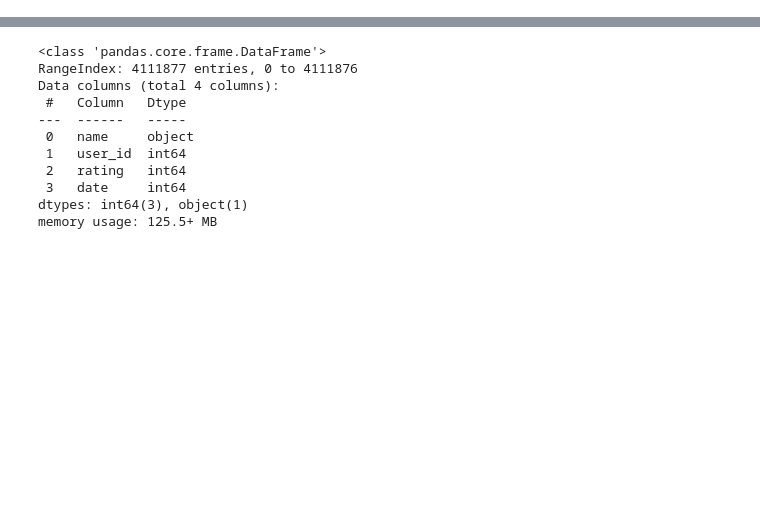
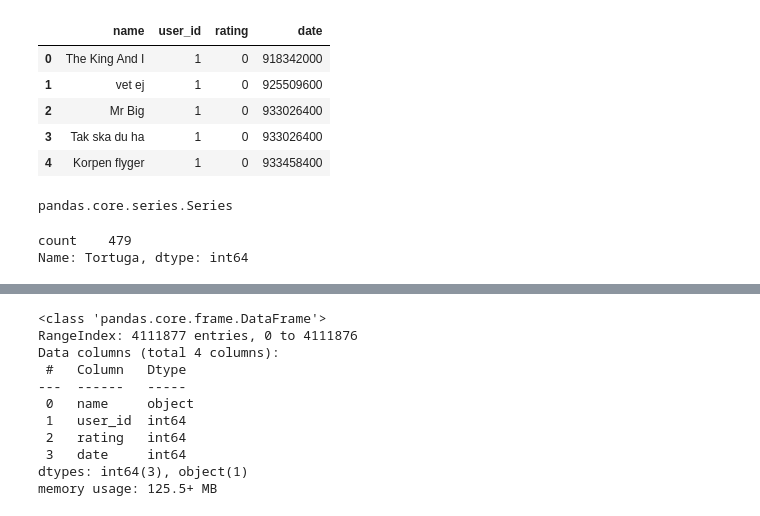
Before and after one commit to Cpizzle1/Rockclimbing-industry-project, a Jupyter notebook: notebooks/Untitled1.ipynb, the cells around one changed output, grey strips where cells are left out. Drawn from its saved outputs; the diff is of its cells as text; code cells hidden in the pictures; blank space fills up the shorter version.

```diff
--- a/notebooks/Untitled1.ipynb
+++ b/notebooks/Untitled1.ipynb
@@ -16,3 +16,12 @@ import numpy as np
 data = sqlite3.connect('/Users/cp/Documents/dsi/8a_kaggle/database.sqlite')
 # %%
 df_save = pd.read_sql_query("SELECT name, user_id, rating, date FROM ascent ", data)
+# %%
+df_save.head()
+# %% [output]
+|  | name | user_id | rating | date |
+| 0 | The King And I | 1 | 0 | 918342000 |
+| 1 | vet ej | 1 | 0 | 925509600 |
+| 2 | Mr Big | 1 | 0 | 933026400 |
+| 3 | Tak ska du ha | 1 | 0 | 933026400 |
+| 4 | Korpen flyger | 1 | 0 | 933458400 |
@@ -18,0 +33,5 @@ df_save = pd.read_sql_query("SELECT name, user_id, rating, date FROM ascent ", d
+# %%
+df_value_counts.head()
+type(df_value_counts.head())
+# %% [output]
+pandas.core.series.Series
@@ -18,0 +71,7 @@ df_save = pd.read_sql_query("SELECT name, user_id, rating, date FROM ascent ", d
+# %%
+# df_value_counts1.head(50)
+type(df_value_counts1)
+df_value_counts1.iloc[159]
+# %% [output]
+count    479
+Name: Tortuga, dtype: int64
```
Also changed, not shown: parts of 7 cells of this notebook, 7 other files.
